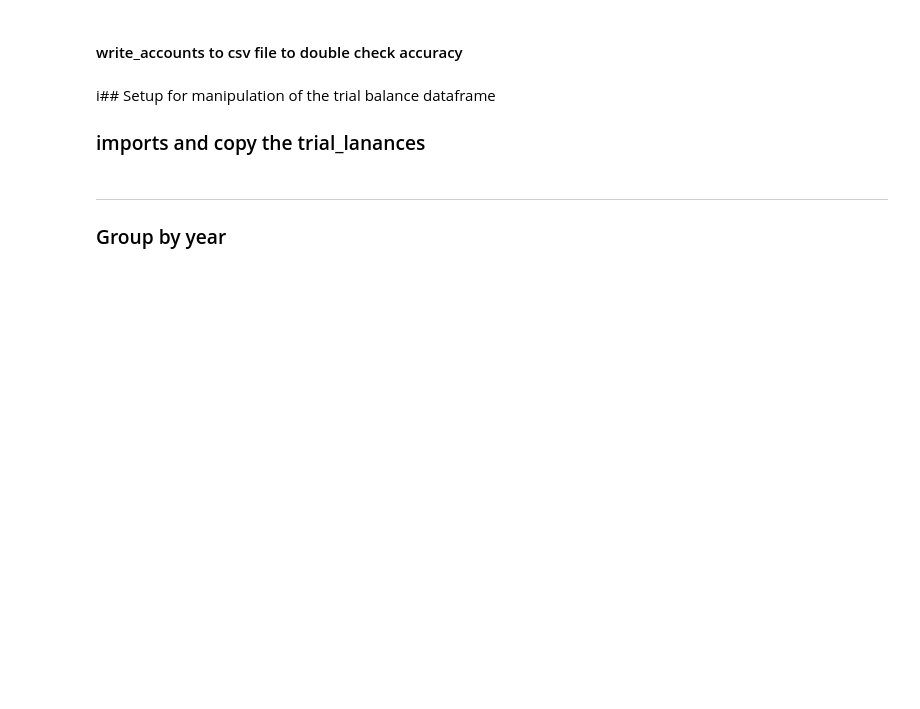
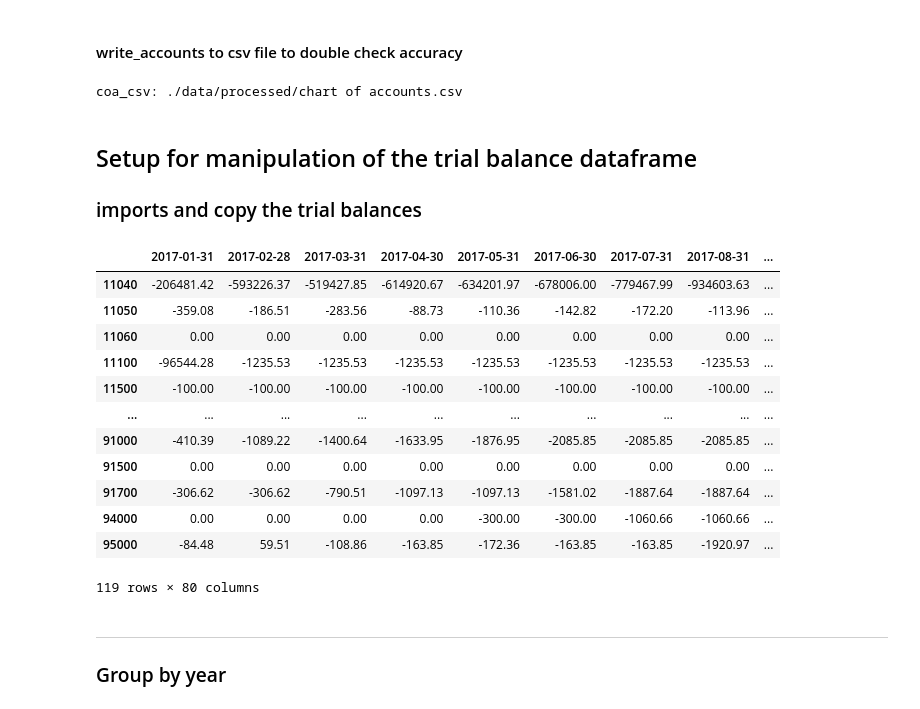
Before and after one commit to jeffwmonroe/Finance-Model, a Jupyter notebook: notebooks/scratch.ipynb, the cells around one changed output. Saved outputs shown, nothing was run; the diff lists cells and outputs as text; code cells hidden in the pictures; blank space fills up the shorter version.

```diff
--- a/notebooks/scratch.ipynb
+++ b/notebooks/scratch.ipynb
@@ -27,15 +53,32 @@ Total duration for function <unpickle_accounts> is 0.0012440999853424728
 # %% [markdown]
 #### write_accounts to csv file to double check accuracy
 # %%
-write_accounts = False
+write_accounts = True
 if write_accounts:
     accounts.write_accounts()
+# %% [output]
+coa_csv: ./data/processed/chart of accounts.csv
 # %% [markdown]
-i## Setup for manipulation of the trial balance dataframe
-### imports and copy the trial_lanances
+## Setup for manipulation of the trial balance dataframe
+### imports and copy the trial balances
 # %%
-from finance_model.finance_enums import AccountLevel, CATEGORY
+
 tb = accounts.trial_balances.copy()
+tb.T
+# %% [output]
+|  | 2017-01-31 | 2017-02-28 | 2017-03-31 | 2017-04-30 | 2017-05-31 | 2017-06-30 | 2017-07-31 | 2017-08-31 | ... |
+| 11040 | -206481.42 | -593226.37 | -519427.85 | -614920.67 | -634201.97 | -678006.00 | -779467.99 | -934603.63 | ... |
+| 11050 | -359.08 | -186.51 | -283.56 | -88.73 | -110.36 | -142.82 | -172.20 | -113.96 | ... |
+| 11060 | 0.00 | 0.00 | 0.00 | 0.00 | 0.00 | 0.00 | 0.00 | 0.00 | ... |
+| 11100 | -96544.28 | -1235.53 | -1235.53 | -1235.53 | -1235.53 | -1235.53 | -1235.53 | -1235.53 | ... |
+| 11500 | -100.00 | -100.00 | -100.00 | -100.00 | -100.00 | -100.00 | -100.00 | -100.00 | ... |
+| ... | ... | ... | ... | ... | ... | ... | ... | ... | ... |
+| 91000 | -410.39 | -1089.22 | -1400.64 | -1633.95 | -1876.95 | -2085.85 | -2085.85 | -2085.85 | ... |
+| 91500 | 0.00 | 0.00 | 0.00 | 0.00 | 0.00 | 0.00 | 0.00 | 0.00 | ... |
+| 91700 | -306.62 | -306.62 | -790.51 | -1097.13 | -1097.13 | -1581.02 | -1887.64 | -1887.64 | ... |
+| 94000 | 0.00 | 0.00 | 0.00 | 0.00 | -300.00 | -300.00 | -1060.66 | -1060.66 | ... |
+| 95000 | -84.48 | 59.51 | -108.86 | -163.85 | -172.36 | -163.85 | -163.85 | -1920.97 | ... |
+119 rows × 80 columns
 # %% [markdown]
 ---
 ### Group by year
```
Also changed, not shown: parts of 23 cells of this notebook, 3 other files.
